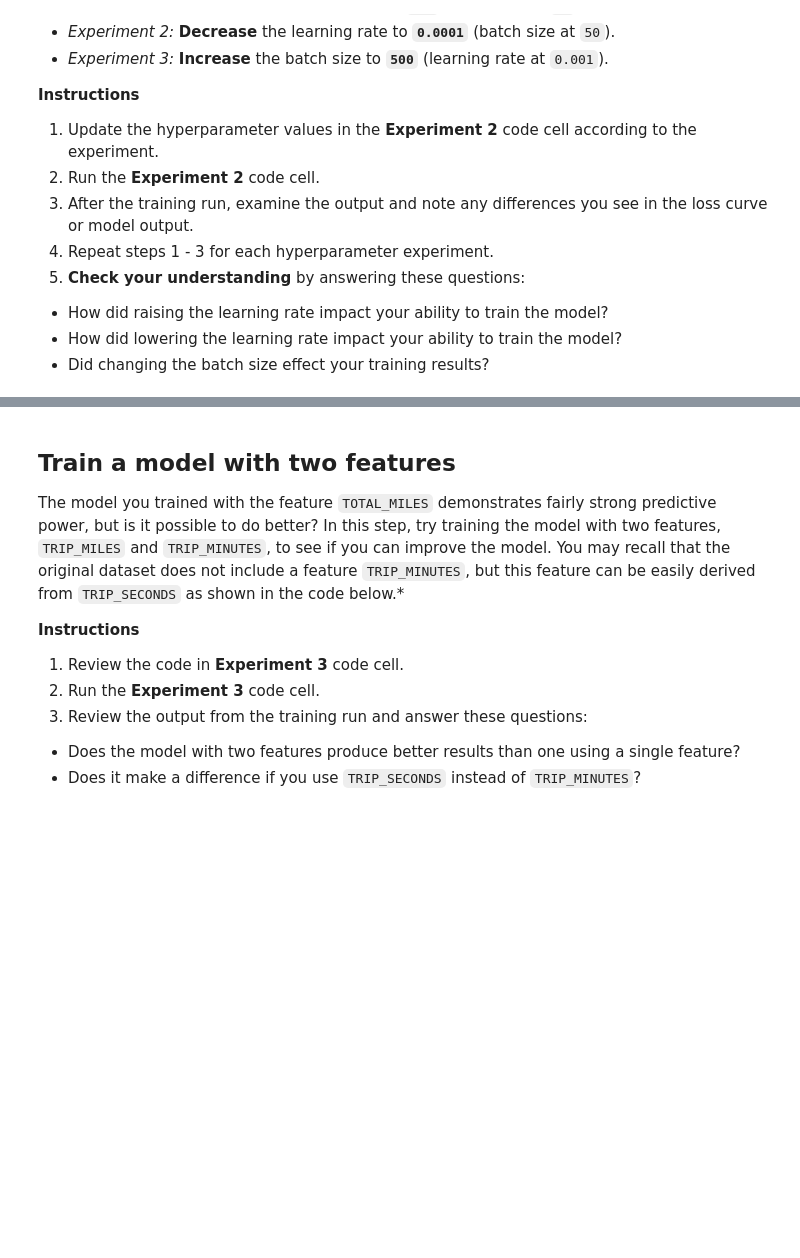
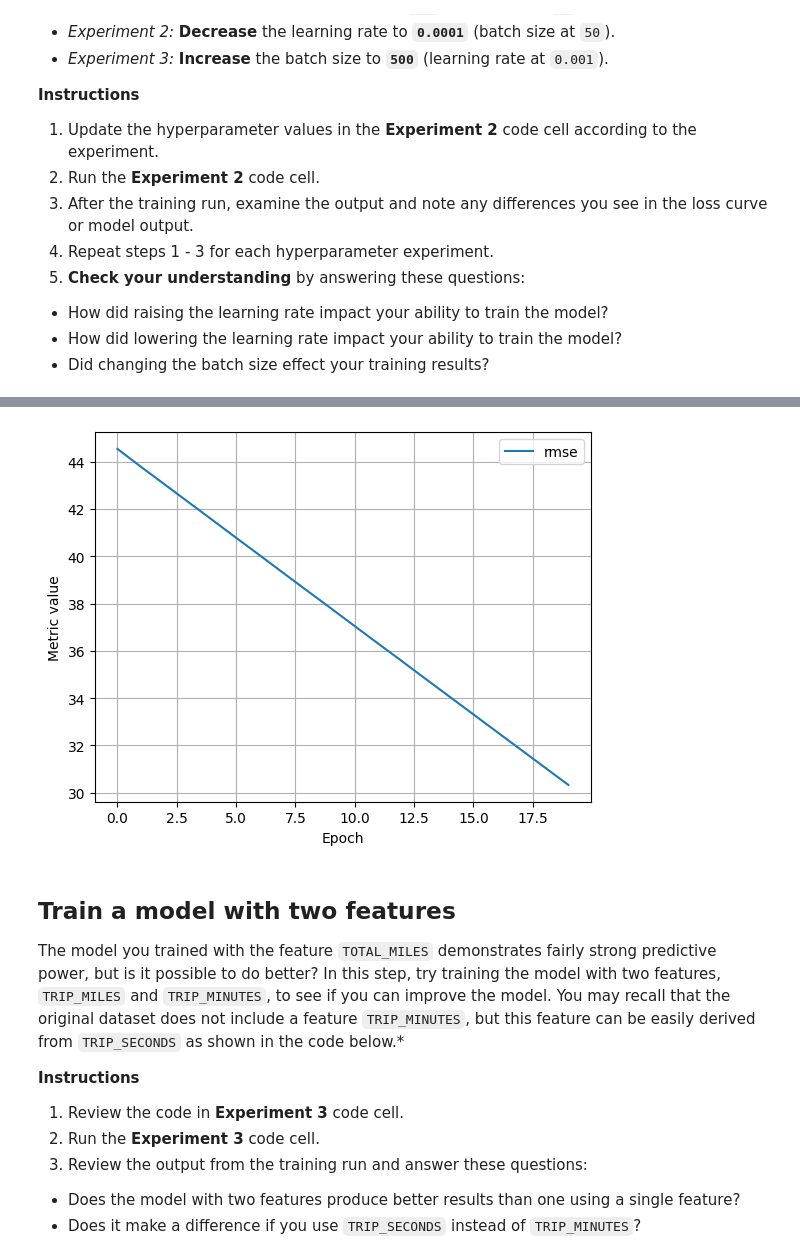
Before and after one commit to Asymptote-mw/GeoFieldMate, a Jupyter notebook: ml/cc/exercises/linear_regression_taxi.ipynb, the cells around one changed output, grey strips where cells are left out. Saved outputs shown, nothing was run; the diff lists cells and outputs as text; code cells hidden in the pictures; blank space fills up the shorter version.

```diff
--- a/ml/cc/exercises/linear_regression_taxi.ipynb
+++ b/ml/cc/exercises/linear_regression_taxi.ipynb
@@ -364,7 +528,7 @@ It is common with machine learning to run multiple experiments to find the best
 settings_2 = ml_edu.experiment.ExperimentSettings(
     learning_rate = 0.001,
     number_epochs = 20,
-    batch_size = 50,
+    batch_size = 500,
     input_features = ['TRIP_MILES']
 )
 
@@ -376,3 +540,4 @@ experiment_2 = train_model('one_feature_hyper', model_2, training_df, 'FARE', se
 
 ml_edu.results.plot_experiment_metrics(experiment_2, ['rmse'])
 ml_edu.results.plot_model_predictions(experiment_2, training_df, 'FARE')
+# %% [output]
@@ -379,3 +562,4 @@ ml_edu.results.plot_model_predictions(experiment_2, training_df, 'FARE')
+[figure, added]
 # %%
 #@title Double-click to view answers for hyperparameter experiments
 
```
Also changed, not shown: parts of 21 cells of this notebook.
